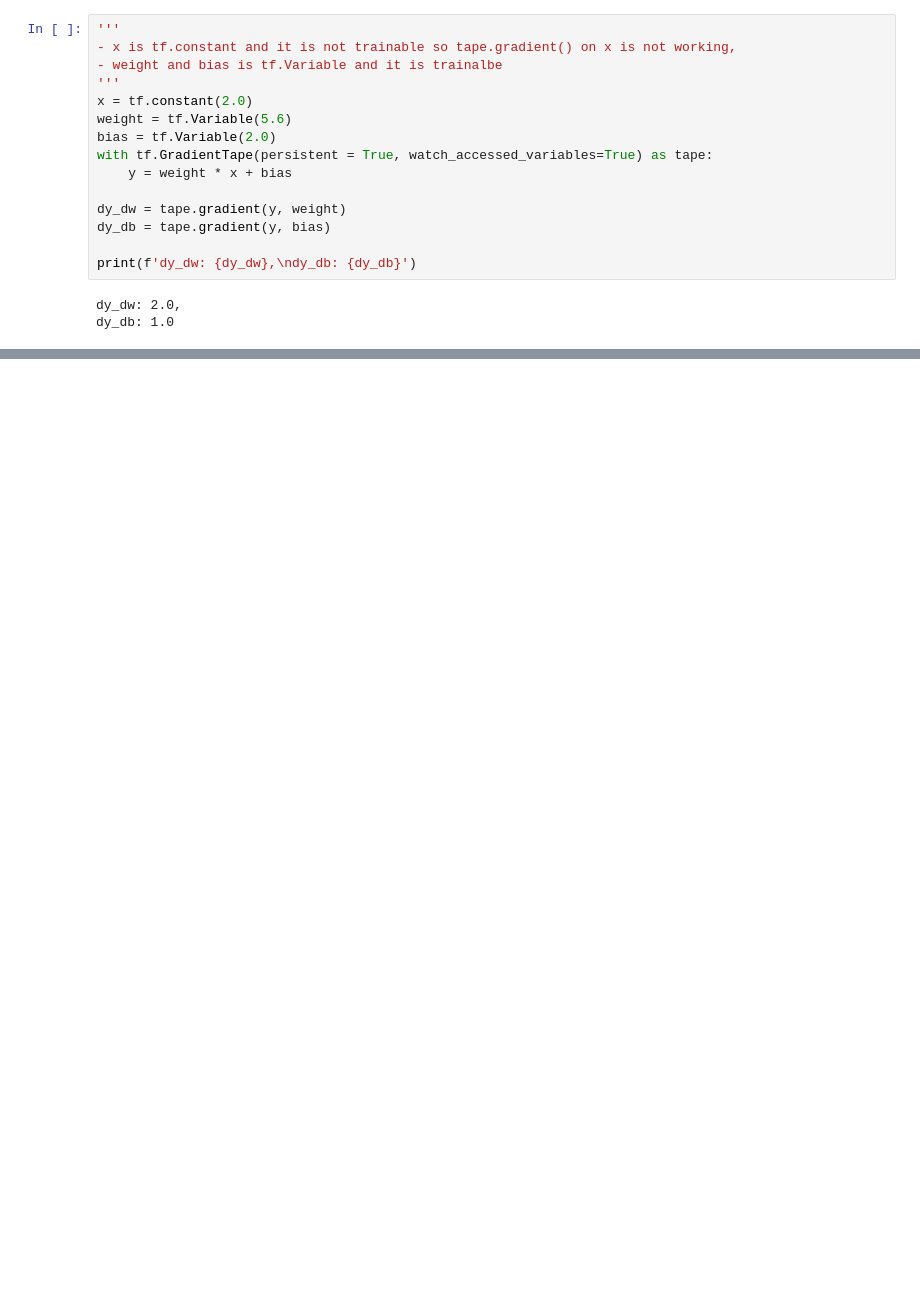
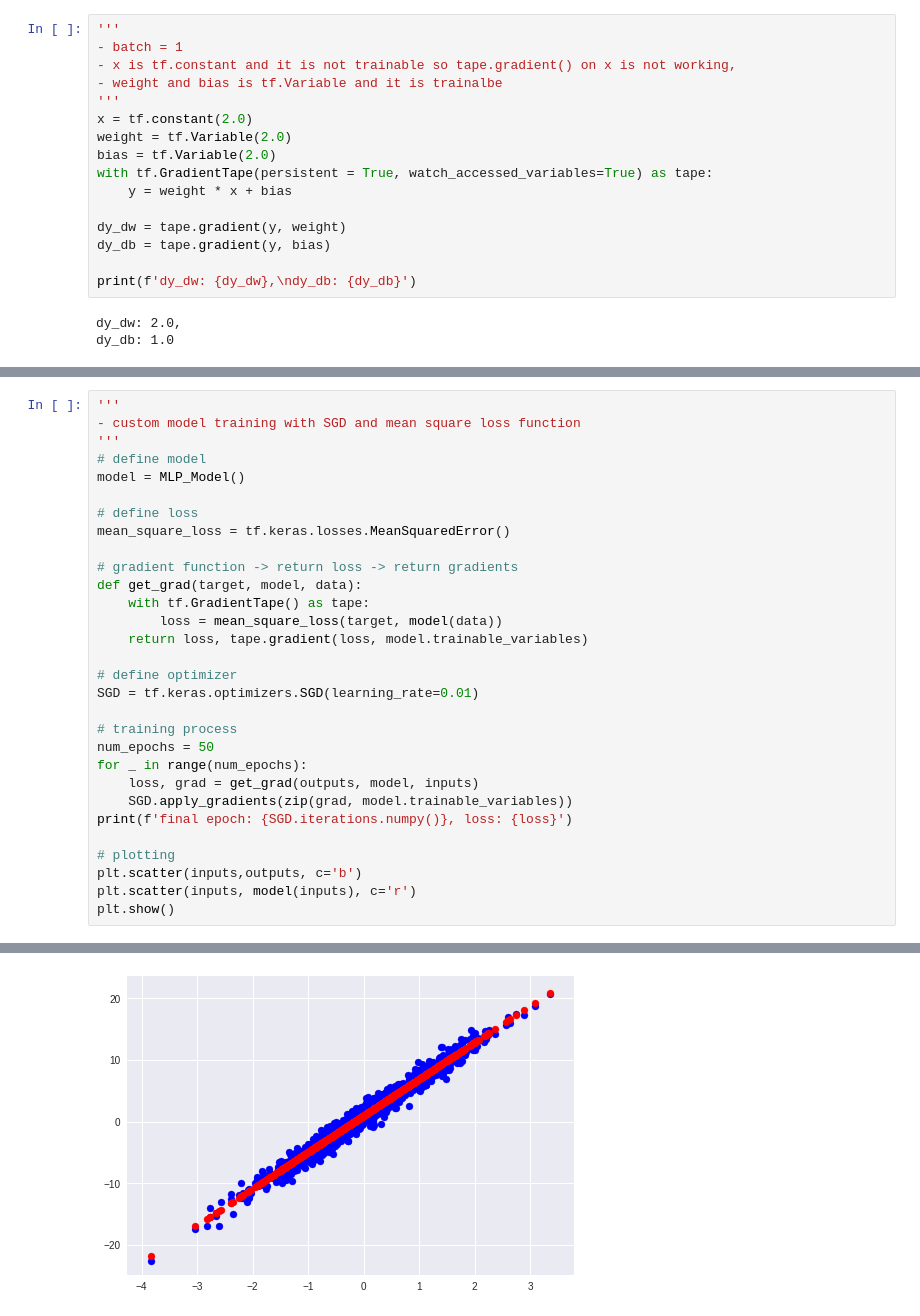
Before and after one commit to mlmaster1995/Tensorflow_2.0_Review, a Jupyter notebook: Tensorflow 2.0 Review.ipynb, the cells around one changed output, grey strips where cells are left out. Saved outputs shown, nothing was run; the diff lists cells and outputs as text; blank space fills up the shorter version.

Commit message:
custom training I

```diff
--- a/Tensorflow 2.0 Review.ipynb
+++ b/Tensorflow 2.0 Review.ipynb
@@ -1183,11 +1183,12 @@ softmax activation output:
 # tf gradients and loss functions
 # %%
 '''
+- batch = 1
 - x is tf.constant and it is not trainable so tape.gradient() on x is not working,
 - weight and bias is tf.Variable and it is trainalbe
 '''
 x = tf.constant(2.0)
-weight = tf.Variable(5.6)
+weight = tf.Variable(2.0)
 bias = tf.Variable(2.0)
 with tf.GradientTape(persistent = True, watch_accessed_variables=True) as tape:
     y = weight * x + bias
@@ -1288,0 +1383,31 @@ dy_db:
+# %%
+'''
+- custom model training with SGD and mean square loss function
+'''
+# define model
+model = MLP_Model()
+
+# define loss
+mean_square_loss = tf.keras.losses.MeanSquaredError()
+
+# gradient function -> return loss -> return gradients
+def get_grad(target, model, data):
+    with tf.GradientTape() as tape:
+        loss = mean_square_loss(target, model(data))
+    return loss, tape.gradient(loss, model.trainable_variables)
+
+# define optimizer
+SGD = tf.keras.optimizers.SGD(learning_rate=0.01)
+
+# training process
+num_epochs = 50
+for _ in range(num_epochs):
+    loss, grad = get_grad(outputs, model, inputs)
+    SGD.apply_gradients(zip(grad, model.trainable_variables))
+print(f'final epoch: {SGD.iterations.numpy()}, loss: {loss}')
+
+# plotting
+plt.scatter(inputs,outputs, c='b')
+plt.scatter(inputs, model(inputs), c='r')
+plt.show()
+# %% [output]
@@ -1288,0 +1415 @@ dy_db:
+[figure, added]
```
Also changed, not shown: parts of 11 cells of this notebook.
